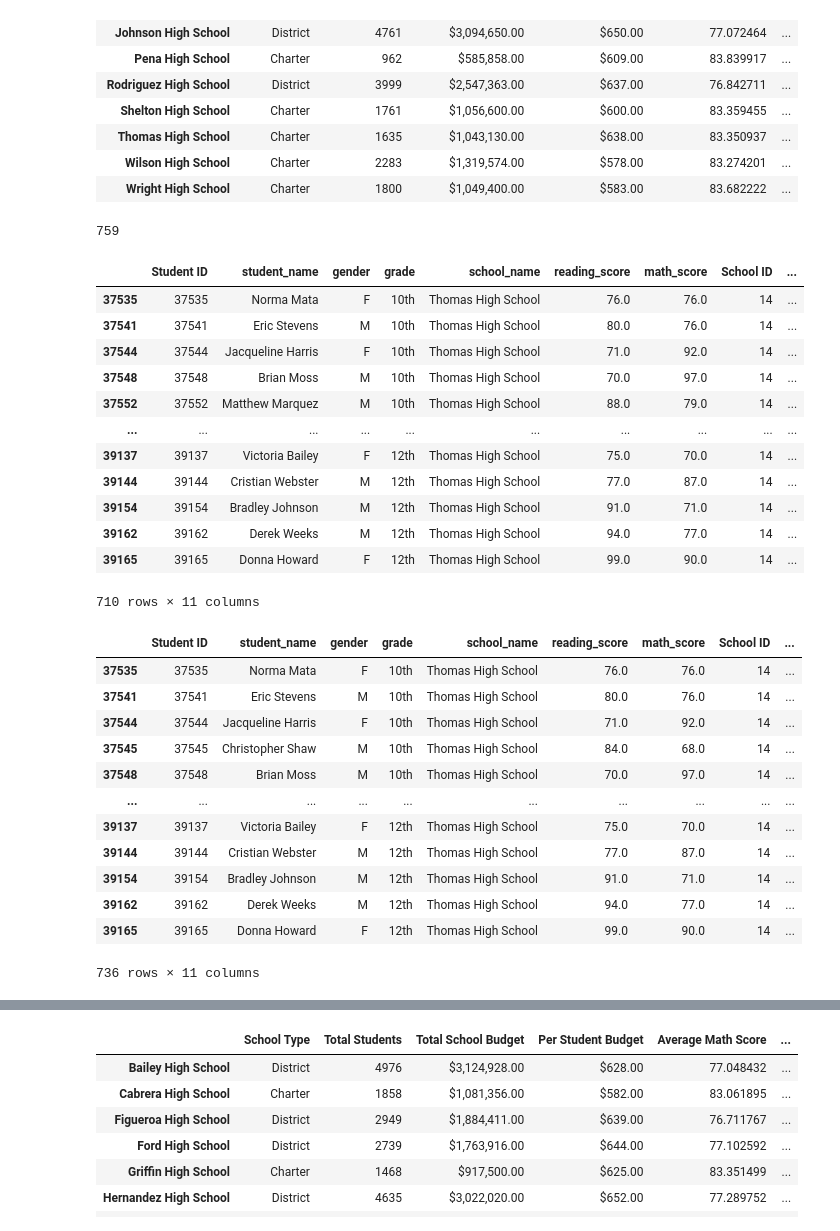
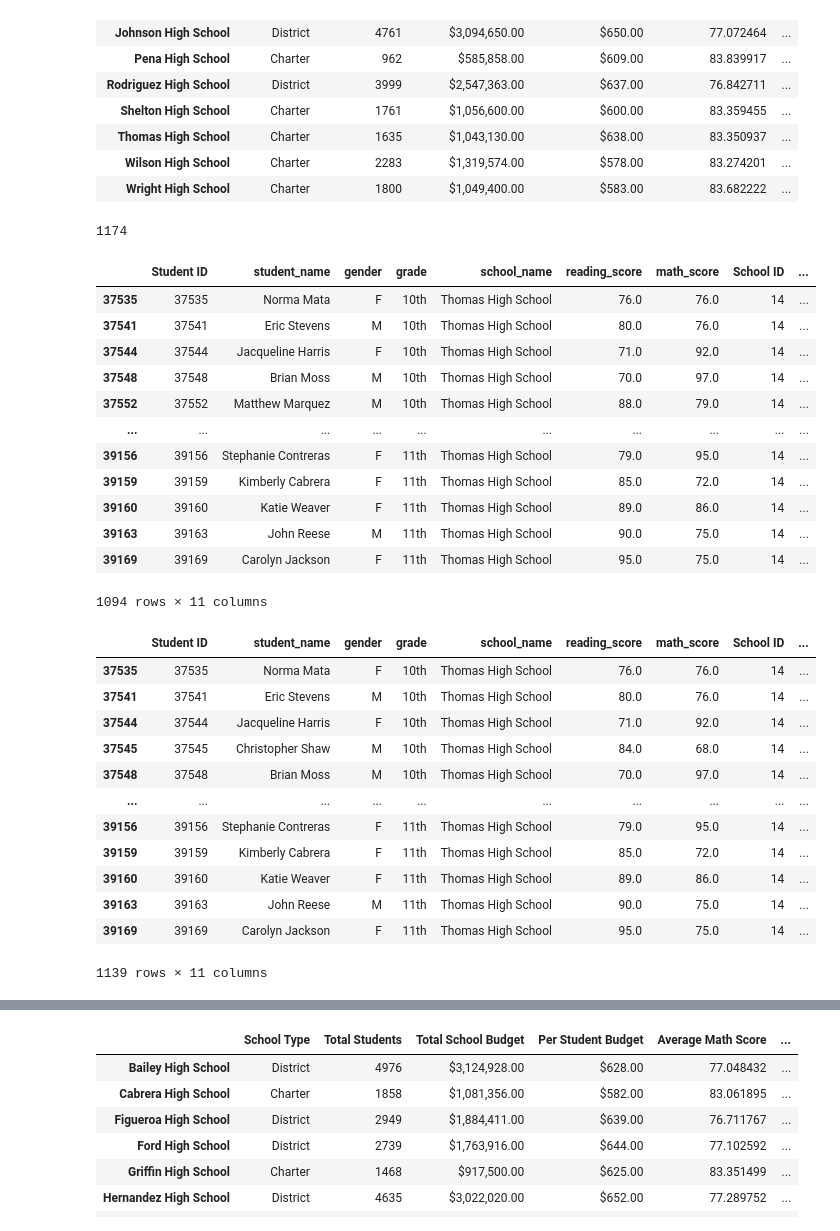
Before and after one commit to bradleycao/Python_SchoolDistrictAnalysis, a Jupyter notebook: PyCitySchools_Challenge.ipynb, the cells around one changed output, grey strips where cells are left out. Drawn from its saved outputs; the diff is of its cells as text; code cells hidden in the pictures.

```diff
--- a/PyCitySchools_Challenge.ipynb
+++ b/PyCitySchools_Challenge.ipynb
@@ -265,32 +265,34 @@ per_school_summary_df
 # %%
 # Step 5.  Get the number of 10th-12th graders from Thomas High School (THS).
 twelfth__thomas_graders = school_data_complete_df[(school_data_complete_df["grade"] == "12th") & (school_data_complete_df["school_name"] == "Thomas High School")]
+eleventh_thomas_graders = school_data_complete_df[(school_data_complete_df["grade"] == "11th") & (school_data_complete_df["school_name"] == "Thomas High School")]
 tenth_thomas_graders = school_data_complete_df[(school_data_complete_df["grade"] == "10th") & (school_data_complete_df["school_name"] == "Thomas High School")]
-tenth_twelfth__thomas_graders_count = twelfth__thomas_graders["Student ID"].count() + tenth_thomas_graders["Student ID"].count()
+
+tenth_twelfth__thomas_graders_count = twelfth__thomas_graders["Student ID"].count() + tenth_thomas_graders["Student ID"].count() + eleventh_thomas_graders["Student ID"].count()
 
 
 tenth_twelfth__thomas_graders_count
 # %% [output]
-759
+1174
 # %%
 # Step 6. Get all the students passing math from THS
-thomas_school_df = pd.concat([tenth_thomas_graders, twelfth__thomas_graders])
+thomas_school_df = pd.concat([tenth_thomas_graders, twelfth__thomas_graders, eleventh_thomas_graders])
 thomas_passing_math = thomas_school_df[(thomas_school_df["math_score"] >= 70)]
 thomas_passing_math
 # %% [output]
 |  | Student ID | student_name | gender | grade | school_name | reading_score | math_score | School ID | ... |
 | 37535 | 37535 | Norma Mata | F | 10th | Thomas High School | 76.0 | 76.0 | 14 | ... |
 | 37541 | 37541 | Eric Stevens | M | 10th | Thomas High School | 80.0 | 76.0 | 14 | ... |
 | 37544 | 37544 | Jacqueline Harris | F | 10th | Thomas High School | 71.0 | 92.0 | 14 | ... |
 | 37548 | 37548 | Brian Moss | M | 10th | Thomas High School | 70.0 | 97.0 | 14 | ... |
 | 37552 | 37552 | Matthew Marquez | M | 10th | Thomas High School | 88.0 | 79.0 | 14 | ... |
 | ... | ... | ... | ... | ... | ... | ... | ... | ... | ... |
-| 39137 | 39137 | Victoria Bailey | F | 12th | Thomas High School | 75.0 | 70.0 | 14 | ... |
-| 39144 | 39144 | Cristian Webster | M | 12th | Thomas High School | 77.0 | 87.0 | 14 | ... |
-| 39154 | 39154 | Bradley Johnson | M | 12th | Thomas High School | 91.0 | 71.0 | 14 | ... |
-| 39162 | 39162 | Derek Weeks | M | 12th | Thomas High School | 94.0 | 77.0 | 14 | ... |
-| 39165 | 39165 | Donna Howard | F | 12th | Thomas High School | 99.0 | 90.0 | 14 | ... |
+| 39156 | 39156 | Stephanie Contreras | F | 11th | Thomas High School | 79.0 | 95.0 | 14 | ... |
+| 39159 | 39159 | Kimberly Cabrera | F | 11th | Thomas High School | 85.0 | 72.0 | 14 | ... |
+| 39160 | 39160 | Katie Weaver | F | 11th | Thomas High School | 89.0 | 86.0 | 14 | ... |
+| 39163 | 39163 | John Reese | M | 11th | Thomas High School | 90.0 | 75.0 | 14 | ... |
+| 39169 | 39169 | Carolyn Jackson | F | 11th | Thomas High School | 95.0 | 75.0 | 14 | ... |
-710 rows × 11 columns
+1094 rows × 11 columns
 # %%
 # Step 7. Get all the students passing reading from THS
 thomas_passing_reading = thomas_school_df[(thomas_school_df["reading_score"] >= 70)]
@@ -303,12 +305,12 @@ thomas_passing_reading
 | 37545 | 37545 | Christopher Shaw | M | 10th | Thomas High School | 84.0 | 68.0 | 14 | ... |
 | 37548 | 37548 | Brian Moss | M | 10th | Thomas High School | 70.0 | 97.0 | 14 | ... |
 | ... | ... | ... | ... | ... | ... | ... | ... | ... | ... |
-| 39137 | 39137 | Victoria Bailey | F | 12th | Thomas High School | 75.0 | 70.0 | 14 | ... |
-| 39144 | 39144 | Cristian Webster | M | 12th | Thomas High School | 77.0 | 87.0 | 14 | ... |
-| 39154 | 39154 | Bradley Johnson | M | 12th | Thomas High School | 91.0 | 71.0 | 14 | ... |
-| 39162 | 39162 | Derek Weeks | M | 12th | Thomas High School | 94.0 | 77.0 | 14 | ... |
-| 39165 | 39165 | Donna Howard | F | 12th | Thomas High School | 99.0 | 90.0 | 14 | ... |
+| 39156 | 39156 | Stephanie Contreras | F | 11th | Thomas High School | 79.0 | 95.0 | 14 | ... |
+| 39159 | 39159 | Kimberly Cabrera | F | 11th | Thomas High School | 85.0 | 72.0 | 14 | ... |
+| 39160 | 39160 | Katie Weaver | F | 11th | Thomas High School | 89.0 | 86.0 | 14 | ... |
+| 39163 | 39163 | John Reese | M | 11th | Thomas High School | 90.0 | 75.0 | 14 | ... |
+| 39169 | 39169 | Carolyn Jackson | F | 11th | Thomas High School | 95.0 | 75.0 | 14 | ... |
-736 rows × 11 columns
+1139 rows × 11 columns
 # %%
 # Step 8. Get all the students passing math and reading from THS
 thomas_passing_math_reading = thomas_school_df[(thomas_school_df["reading_score"] >= 70) & (thomas_school_df["math_score"] >= 70)]
```
Also changed, not shown: parts of 28 cells of this notebook.
